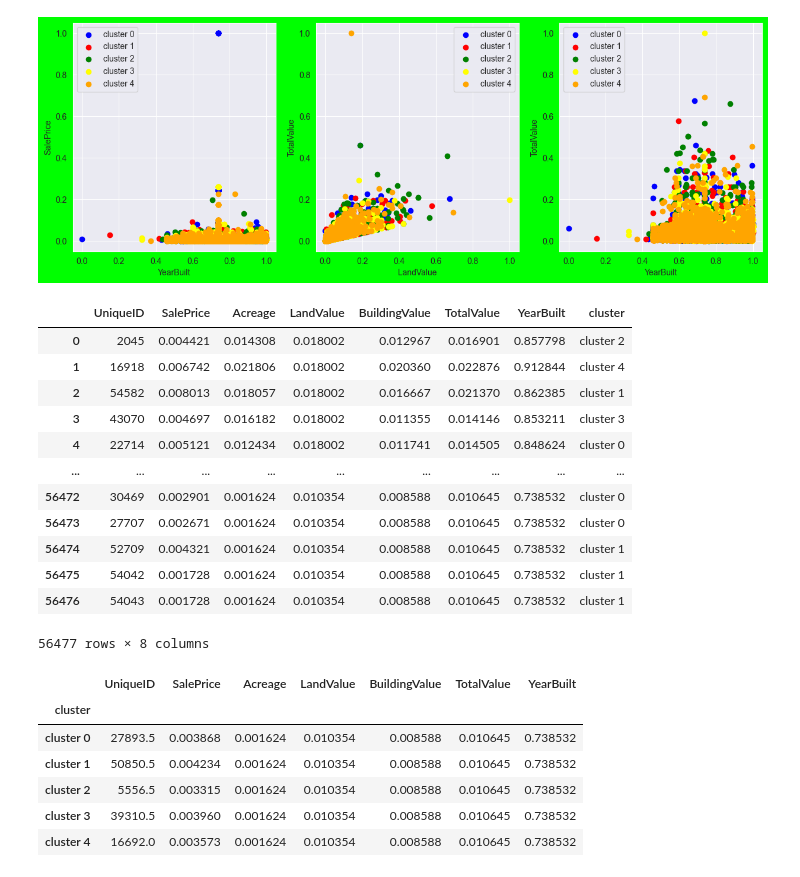
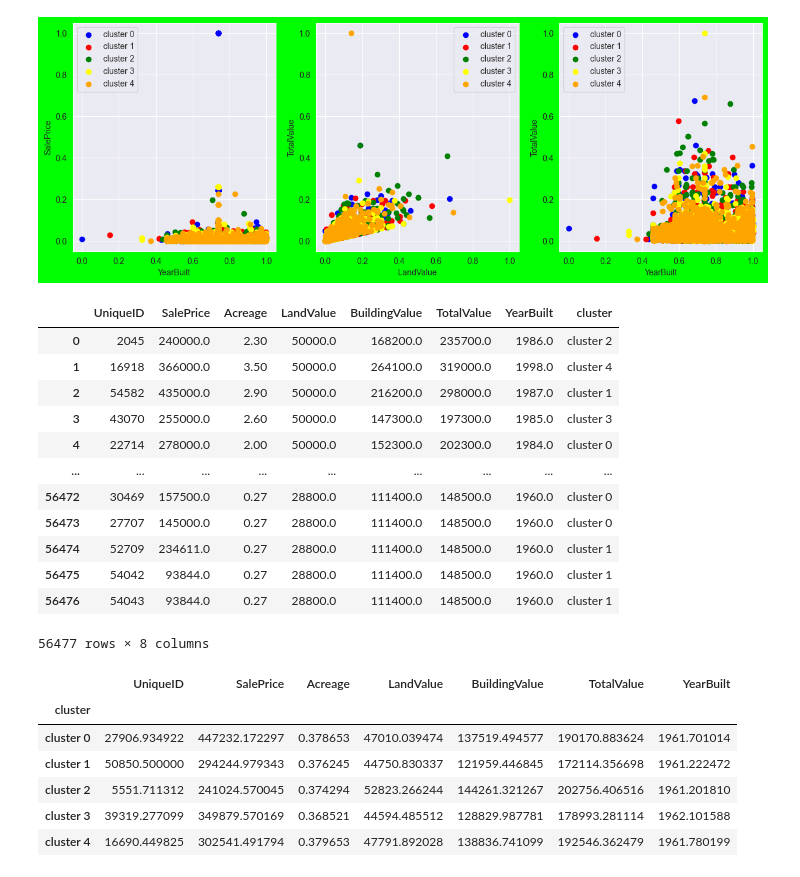
Before and after one commit to abelzambrana/Machine-Learning, a Jupyter notebook: KMeans-DBSCAN.ipynb, the cells around one changed output. Cells and saved outputs as stored; diff of their text form; code cells hidden in the pictures.

Commit message:
Se agrega el dataframe df para guardar datos originales

```diff
--- a/KMeans-DBSCAN.ipynb
+++ b/KMeans-DBSCAN.ipynb
@@ -89,6 +89,7 @@ Data columns (total 7 columns):
 dtypes: float64(6), int64(1)
 memory usage: 3.0 MB
 # %%
+df=data.fillna(data.median())
 data=data.fillna(data.median()) #completo los valores NA con la mediana
 data
 # %% [output]
@@ -130,6 +131,3 @@ pairplot.map_upper(hide_current_axis)
 plt.show()
 # %% [output]
 [figure]
-# %%
-df=data
-df.describe()
@@ -148,10 +136,11 @@ df.describe()
 from sklearn.preprocessing import LabelEncoder
 from sklearn.compose import ColumnTransformer
 
-def min_max_scaling(data):
-    return (data - data.min())/(data.max() - data.min())
+X = data
 
-X = data
+def min_max_scaling(dat):
+    return (dat - dat.min())/(dat.max() - dat.min())
+
 
 # - Atributo SalePrice
 X['SalePrice'] = min_max_scaling(X['SalePrice'])
@@ -273,29 +262,29 @@ plt.show()
 # %% [output]
 [figure]
 # %%
-data['cluster'] = data['cluster'].replace({0: 'cluster 0', 1:'cluster 1', 2:'cluster 2',3:'cluster 3', 4:'cluster 4'})
-data
+df['cluster'] = data['cluster'].replace({0: 'cluster 0', 1:'cluster 1', 2:'cluster 2',3:'cluster 3', 4:'cluster 4'})
+df
 # %% [output]
 |  | UniqueID | SalePrice | Acreage | LandValue | BuildingValue | TotalValue | YearBuilt | cluster |
-| 0 | 2045 | 0.004421 | 0.014308 | 0.018002 | 0.012967 | 0.016901 | 0.857798 | cluster 2 |
-| 1 | 16918 | 0.006742 | 0.021806 | 0.018002 | 0.020360 | 0.022876 | 0.912844 | cluster 4 |
-| 2 | 54582 | 0.008013 | 0.018057 | 0.018002 | 0.016667 | 0.021370 | 0.862385 | cluster 1 |
-| 3 | 43070 | 0.004697 | 0.016182 | 0.018002 | 0.011355 | 0.014146 | 0.853211 | cluster 3 |
-| 4 | 22714 | 0.005121 | 0.012434 | 0.018002 | 0.011741 | 0.014505 | 0.848624 | cluster 0 |
+| 0 | 2045 | 240000.0 | 2.30 | 50000.0 | 168200.0 | 235700.0 | 1986.0 | cluster 2 |
+| 1 | 16918 | 366000.0 | 3.50 | 50000.0 | 264100.0 | 319000.0 | 1998.0 | cluster 4 |
+| 2 | 54582 | 435000.0 | 2.90 | 50000.0 | 216200.0 | 298000.0 | 1987.0 | cluster 1 |
+| 3 | 43070 | 255000.0 | 2.60 | 50000.0 | 147300.0 | 197300.0 | 1985.0 | cluster 3 |
+| 4 | 22714 | 278000.0 | 2.00 | 50000.0 | 152300.0 | 202300.0 | 1984.0 | cluster 0 |
 | ... | ... | ... | ... | ... | ... | ... | ... | ... |
-| 56472 | 30469 | 0.002901 | 0.001624 | 0.010354 | 0.008588 | 0.010645 | 0.738532 | cluster 0 |
-| 56473 | 27707 | 0.002671 | 0.001624 | 0.010354 | 0.008588 | 0.010645 | 0.738532 | cluster 0 |
-| 56474 | 52709 | 0.004321 | 0.001624 | 0.010354 | 0.008588 | 0.010645 | 0.738532 | cluster 1 |
-| 56475 | 54042 | 0.001728 | 0.001624 | 0.010354 | 0.008588 | 0.010645 | 0.738532 | cluster 1 |
-| 56476 | 54043 | 0.001728 | 0.001624 | 0.010354 | 0.008588 | 0.010645 | 0.738532 | cluster 1 |
+| 56472 | 30469 | 157500.0 | 0.27 | 28800.0 | 111400.0 | 148500.0 | 1960.0 | cluster 0 |
+| 56473 | 27707 | 145000.0 | 0.27 | 28800.0 | 111400.0 | 148500.0 | 1960.0 | cluster 0 |
+| 56474 | 52709 | 234611.0 | 0.27 | 28800.0 | 111400.0 | 148500.0 | 1960.0 | cluster 1 |
+| 56475 | 54042 | 93844.0 | 0.27 | 28800.0 | 111400.0 | 148500.0 | 1960.0 | cluster 1 |
+| 56476 | 54043 | 93844.0 | 0.27 | 28800.0 | 111400.0 | 148500.0 | 1960.0 | cluster 1 |
 56477 rows × 8 columns
 # %%
-data.groupby(['cluster']).median()
+df.groupby(['cluster']).mean()
 # %% [output]
 |  | UniqueID | SalePrice | Acreage | LandValue | BuildingValue | TotalValue | YearBuilt |
 | cluster |  |  |  |  |  |  |  |
-| cluster 0 | 27893.5 | 0.003868 | 0.001624 | 0.010354 | 0.008588 | 0.010645 | 0.738532 |
-| cluster 1 | 50850.5 | 0.004234 | 0.001624 | 0.010354 | 0.008588 | 0.010645 | 0.738532 |
-| cluster 2 | 5556.5 | 0.003315 | 0.001624 | 0.010354 | 0.008588 | 0.010645 | 0.738532 |
-| cluster 3 | 39310.5 | 0.003960 | 0.001624 | 0.010354 | 0.008588 | 0.010645 | 0.738532 |
-| cluster 4 | 16692.0 | 0.003573 | 0.001624 | 0.010354 | 0.008588 | 0.010645 | 0.738532 |
+| cluster 0 | 27906.934922 | 447232.172297 | 0.378653 | 47010.039474 | 137519.494577 | 190170.883624 | 1961.701014 |
+| cluster 1 | 50850.500000 | 294244.979343 | 0.376245 | 44750.830337 | 121959.446845 | 172114.356698 | 1961.222472 |
+| cluster 2 | 5551.711312 | 241024.570045 | 0.374294 | 52823.266244 | 144261.321267 | 202756.406516 | 1961.201810 |
+| cluster 3 | 39319.277099 | 349879.570169 | 0.368521 | 44594.485512 | 128829.987781 | 178993.281114 | 1962.101588 |
+| cluster 4 | 16690.449825 | 302541.491794 | 0.379653 | 47791.892028 | 138836.741099 | 192546.362479 | 1961.780199 |
```
Also changed, not shown: parts of 2 cells of this notebook.
